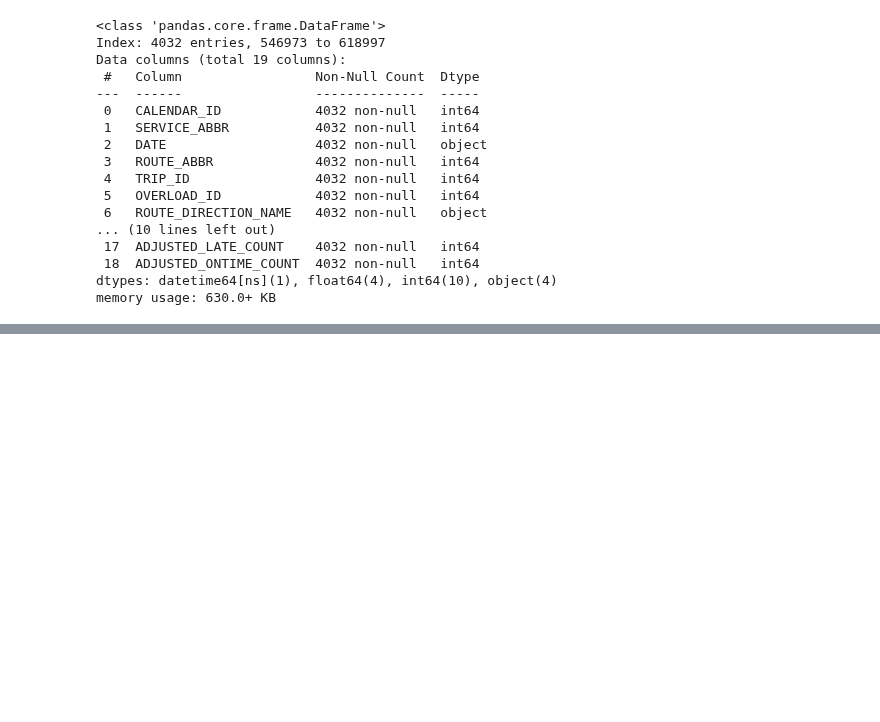
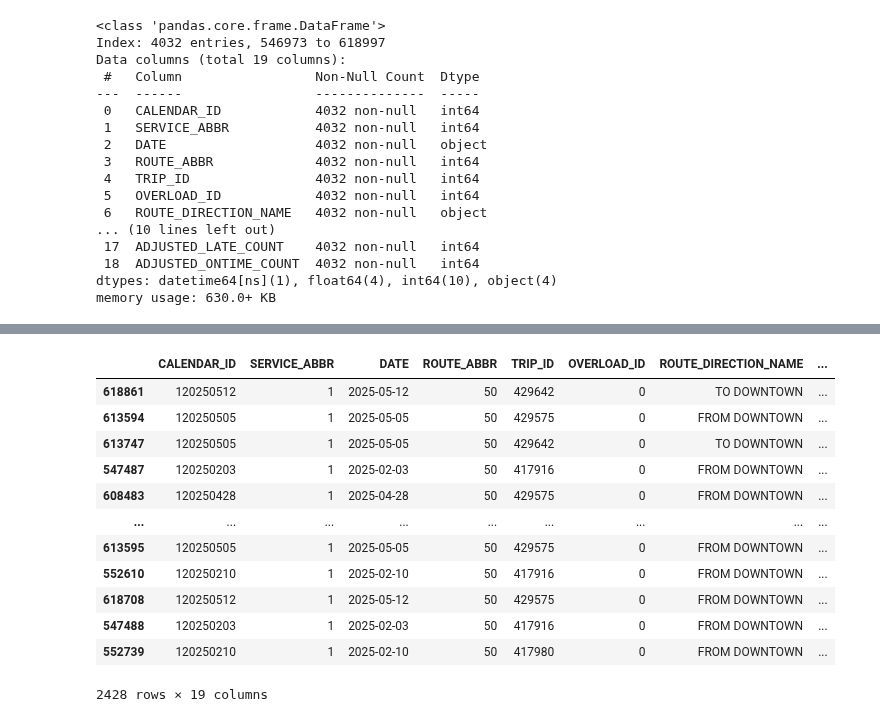
Before and after one commit to NSS-Data-Analytics-Cohort-14/wego-partnerproject-da14-v2-kshaffer93, a Jupyter notebook: notebooks/WeGo Data Introduction.ipynb, the cells around one changed output, grey strips where cells are left out. Drawn from its saved outputs; the diff is of its cells as text; code cells hidden in the pictures; blank space fills up the shorter version.

```diff
--- a/notebooks/WeGo Data Introduction.ipynb
+++ b/notebooks/WeGo Data Introduction.ipynb
@@ -273,0 +302,16 @@ tsp_view
+# %%
+true_tsp_view
+# %% [output]
+|  | CALENDAR_ID | SERVICE_ABBR | DATE | ROUTE_ABBR | TRIP_ID | OVERLOAD_ID | ROUTE_DIRECTION_NAME | ... |
+| 618861 | 120250512 | 1 | 2025-05-12 | 50 | 429642 | 0 | TO DOWNTOWN | ... |
+| 613594 | 120250505 | 1 | 2025-05-05 | 50 | 429575 | 0 | FROM DOWNTOWN | ... |
+| 613747 | 120250505 | 1 | 2025-05-05 | 50 | 429642 | 0 | TO DOWNTOWN | ... |
+| 547487 | 120250203 | 1 | 2025-02-03 | 50 | 417916 | 0 | FROM DOWNTOWN | ... |
+| 608483 | 120250428 | 1 | 2025-04-28 | 50 | 429575 | 0 | FROM DOWNTOWN | ... |
+| ... | ... | ... | ... | ... | ... | ... | ... | ... |
+| 613595 | 120250505 | 1 | 2025-05-05 | 50 | 429575 | 0 | FROM DOWNTOWN | ... |
+| 552610 | 120250210 | 1 | 2025-02-10 | 50 | 417916 | 0 | FROM DOWNTOWN | ... |
+| 618708 | 120250512 | 1 | 2025-05-12 | 50 | 429575 | 0 | FROM DOWNTOWN | ... |
+| 547488 | 120250203 | 1 | 2025-02-03 | 50 | 417916 | 0 | FROM DOWNTOWN | ... |
+| 552739 | 120250210 | 1 | 2025-02-10 | 50 | 417980 | 0 | FROM DOWNTOWN | ... |
+2428 rows × 19 columns
```
Also changed, not shown: parts of 17 cells of this notebook.
